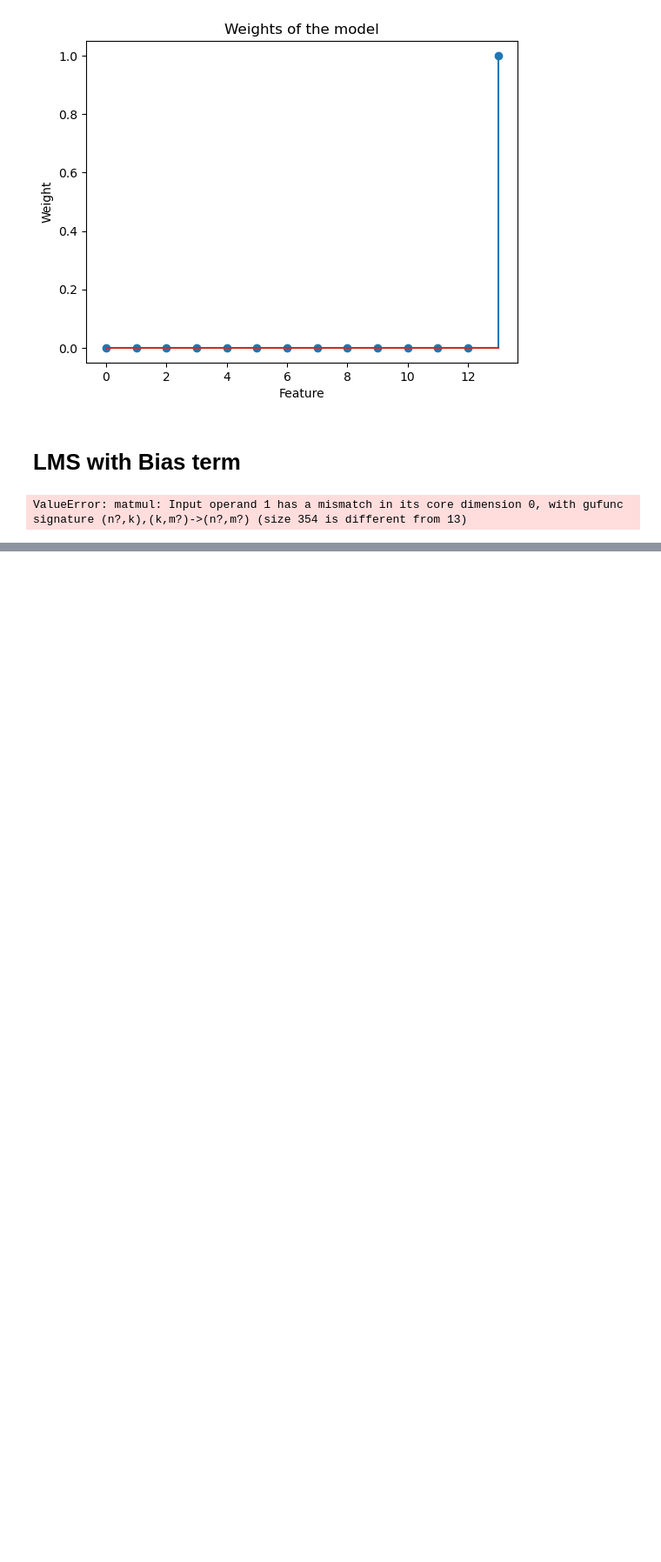
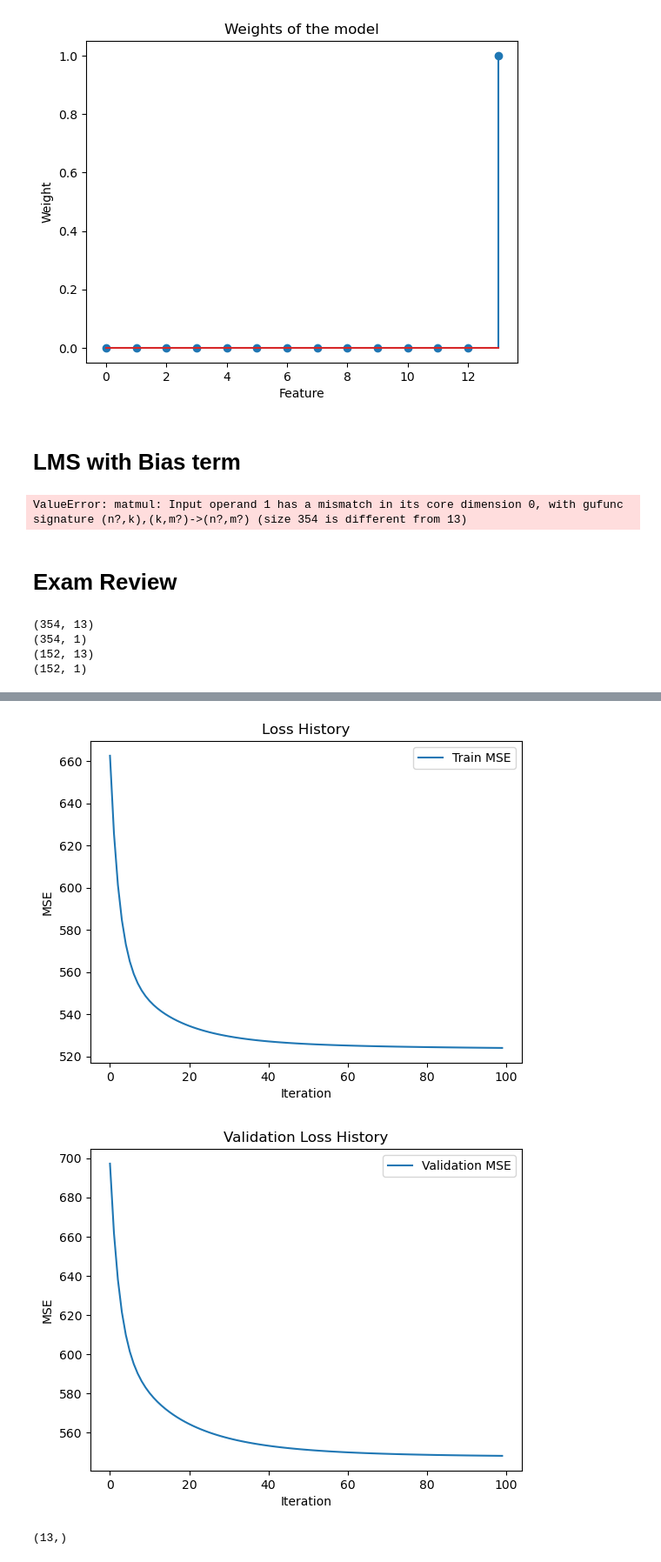
Before and after one commit to patrickjcraig/DL-HW1, a Jupyter notebook: Main.ipynb, the cells around one changed output, grey strips where cells are left out. Shown at 87% size. Drawn from its saved outputs; the diff is of its cells as text; code cells hidden in the pictures; blank space fills up the shorter version.

Commit message:
Exam review

```diff
--- a/Main.ipynb
+++ b/Main.ipynb
@@ -459,3 +459,73 @@ print("Test MSE: ", lms.mse(X_test, y_test))
 print("Train MSE: ", lms.mse(X_train, y_train))
 # %% [output]
 ValueError: matmul: Input operand 1 has a mismatch in its core dimension 0, with gufunc signature (n?,k),(k,m?)->(n?,m?) (size 354 is different from 13)
+# %% [markdown]
+# Exam Review
+# %%
+# Print data shapes
+print(X_train.shape)
+print(y_train.shape)
+print(X_test.shape)
+print(y_test.shape)
+# %% [output]
+(354, 13)
+(354, 1)
+(152, 13)
+(152, 1)
+# %%
+from sklearn.metrics import accuracy_score
+# Set random seed
+np.random.seed(1)
+
+# Initialize weights
+w = np.random.randn(X_train.shape[1], 1)
+print(w.shape)
+
+learning_rate = 0.1e-3
+loss_history = []
+valid_loss_history = []
+epochs = 100
+n_samples = X_train.shape[0]
+valid_lc = []
+for epoch in range(epochs):
+    for i in range(n_samples):
+        # Calculate the error
+        e = y_train[i] - np.dot(X_train[i], w).item()
+        # Calculate the error without using numpy functions
+        e = y_train[i] - sum(X_train[i][j] * w[j] for j in range(len(w)))
+
+        # Define the inst gradient vector
+        grad = learning_rate * e * X_train[i].reshape(-1, 1)
+
+        # Update the weights
+        w += grad
+
+    # Make prediction
+    y_pred = X_test @ w
+
+    # Calculate test accuracies
+    loss = np.mean((y_pred - y_test)**2)
+    valid_loss_history.append(loss)
+
+    # Calculate train accuracies
+    loss = np.mean((X_train @ w - y_train)**2)
+    loss_history.append(loss)
+
+    print(f"Epoch {epoch+1}/{epochs}, Loss: {loss}")
+
+# Plot the loss history
+plt.plot(loss_history, label="Train MSE")
+plt.xlabel("Iteration")
+plt.ylabel("MSE")
+plt.title("Loss History")
+plt.legend()
+plt.show()
+
+# Plot the validation loss history
+plt.plot(valid_loss_history, label="Validation MSE")
+plt.xlabel("Iteration")
+plt.ylabel("MSE")
+plt.title("Validation Loss History")
+plt.legend()
+plt.show()
+# %% [output]
@@ -461,0 +549,6 @@ ValueError: matmul: Input operand 1 has a mismatch in its core dimension 0, with
+[figure, added]
+[figure, added]
+# %%
+X_train[1].shape
+# %% [output]
+(13,)
```
Also changed, not shown: parts of 3 cells of this notebook.
